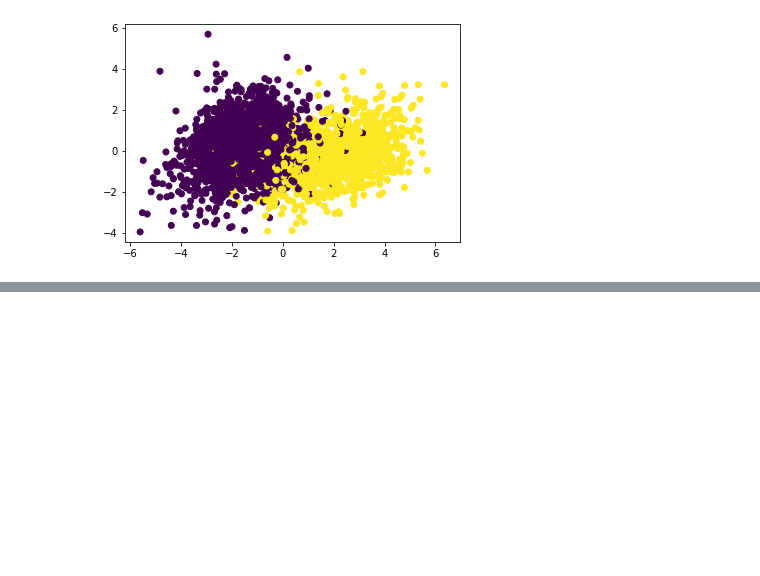
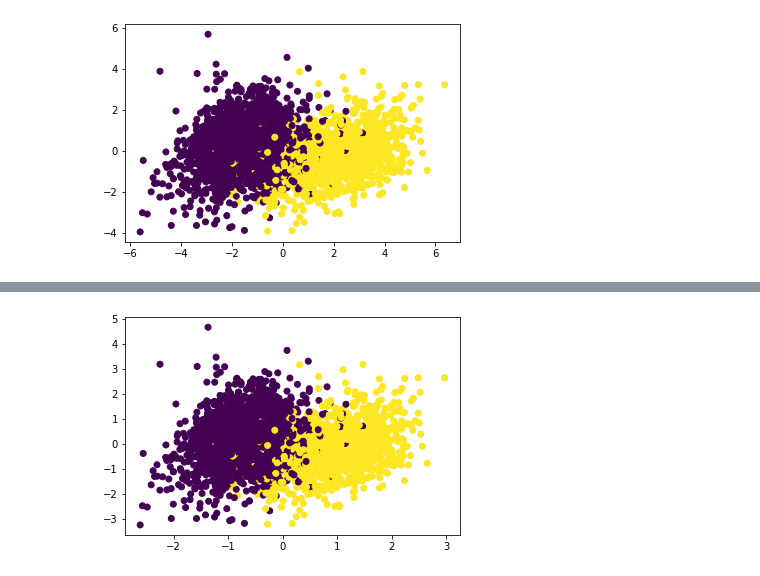
Before and after one commit to ivang/QHack-Q-Reply-2021, a Jupyter notebook: data_exploration.ipynb, the cells around one changed output, grey strips where cells are left out. Drawn from its saved outputs; the diff is of its cells as text; code cells hidden in the pictures; blank space fills up the shorter version.

```diff
--- a/data_exploration.ipynb
+++ b/data_exploration.ipynb
@@ -62,0 +145,3 @@ plt.show()
+# %%
+pca_train_df, pca_test_df = dl.load_train_test_pca(4)
+pca_train_df
@@ -62,0 +162,9 @@ plt.show()
+# %%
+plt.scatter(
+    x=pca_train_df["pca_1"],
+    y=pca_train_df["pca_2"],
+    c=pca_train_df["label"]
+)
+plt.show()
+# %% [output]
+[figure, added]
```
Also changed, not shown: parts of 16 cells of this notebook, 7 other files.
